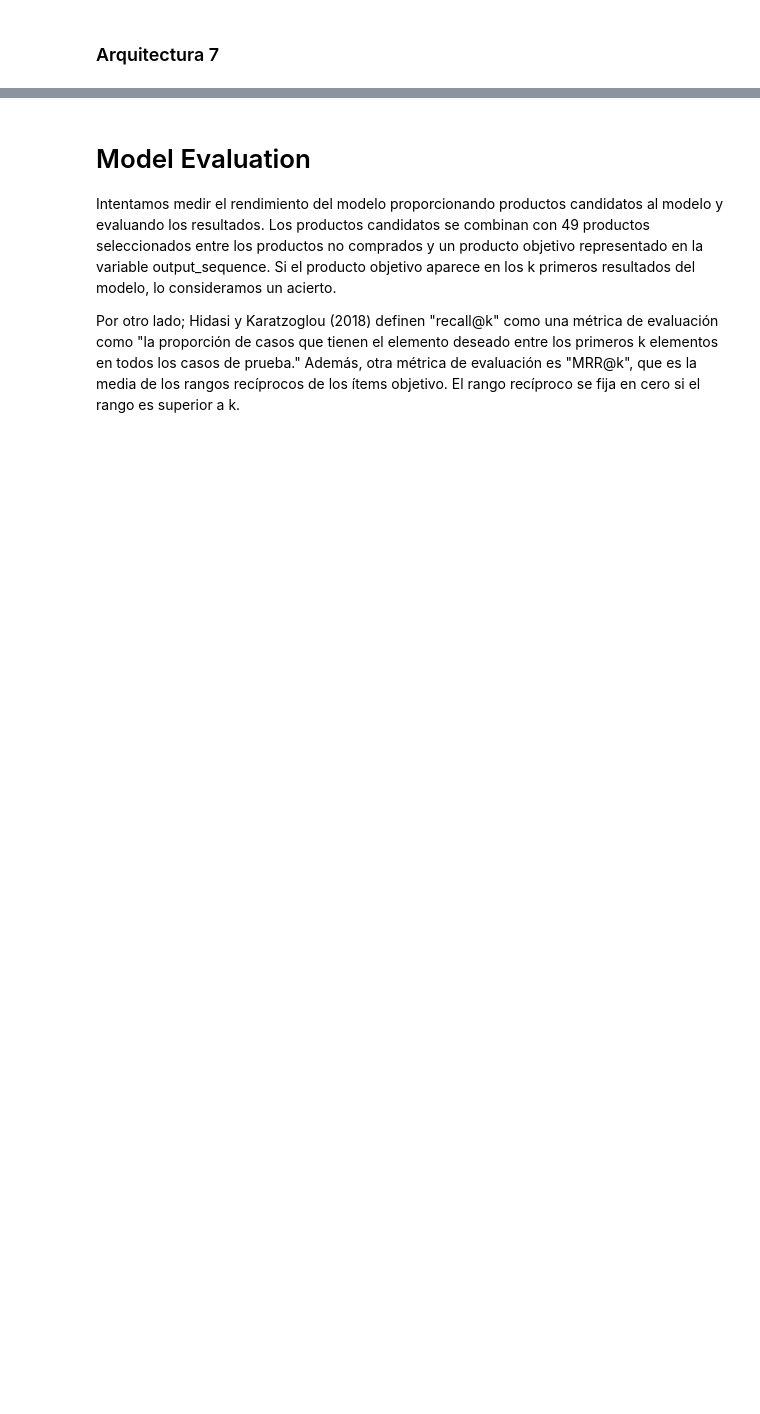
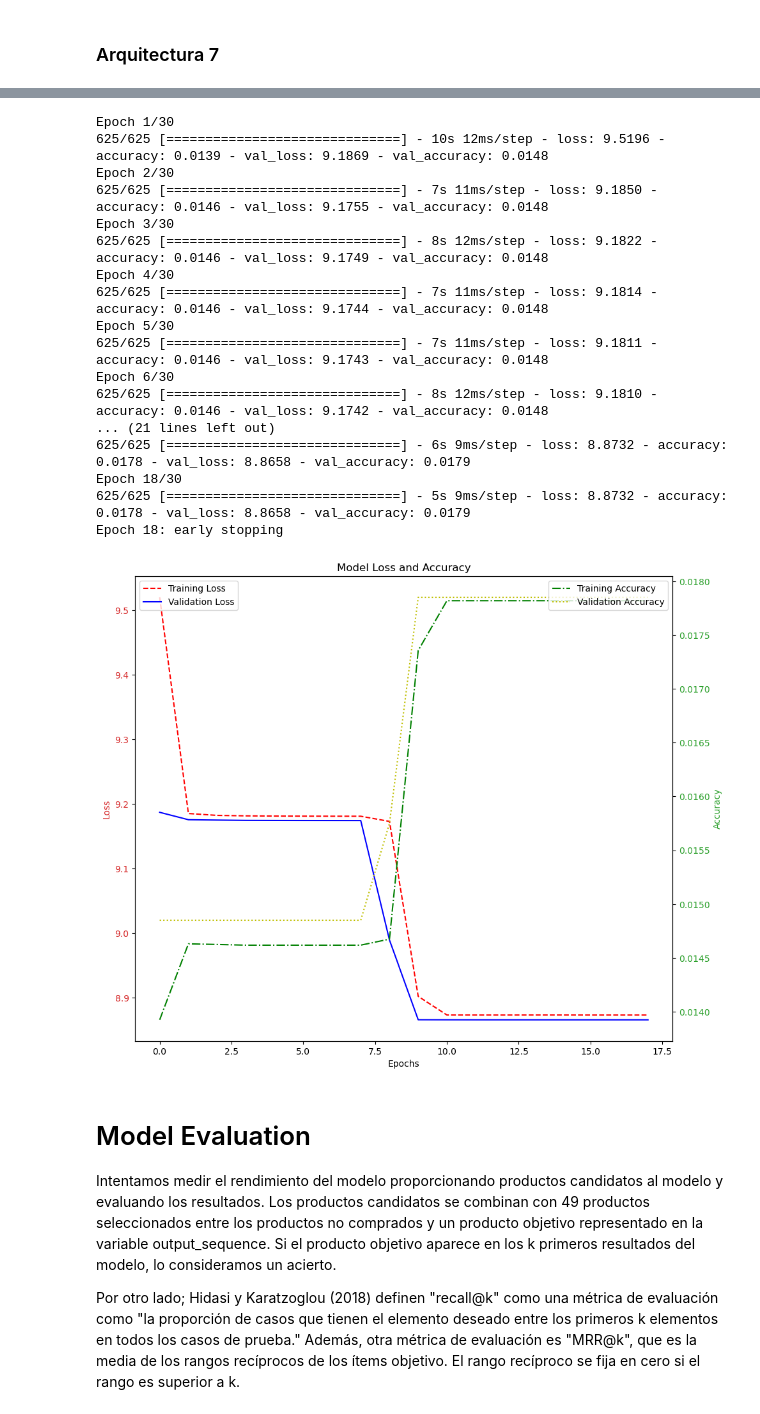
Before and after one commit to Jaime44/WorkSpace, a Jupyter notebook: models/neural network/00_NN_Recommender_system_movie.ipynb, the cells around one changed output, grey strips where cells are left out. Drawn from its saved outputs; the diff is of its cells as text; code cells hidden in the pictures; blank space fills up the shorter version.

Commit message:
metrics

```diff
--- a/models/neural network/00_NN_Recommender_system_movie.ipynb
+++ b/models/neural network/00_NN_Recommender_system_movie.ipynb
@@ -123,9 +116,9 @@ from keras.layers import Dense,Dropout,Flatten,Embedding,BatchNormalization,Conc
 
 
 
-# Configure visualisations
-%matplotlib inline
-mpl.style.use( 'ggplot' )
-plt.style.use('fivethirtyeight')
-sns.set(context="notebook", palette="dark", style = 'whitegrid' , color_codes=True)
+# # Configure visualisations
+# %matplotlib inline
+# mpl.style.use( 'ggplot' )
+# plt.style.use('fivethirtyeight')
+# sns.set(context="notebook", palette="dark", style = 'whitegrid' , color_codes=True)
 # %%
@@ -908,9 +1096,9 @@ for n_hidden in hidden_units:
 
 out = Dense(1, activation="sigmoid", name="prediction")(out)
 
-model_a67 = Model(inputs = [user_input, item_input],
+model_a7 = Model(inputs = [user_input, item_input],
                       outputs = out, name="model_y")
 
-model_a67.compile(loss=loss_function, optimizer = Adam(learning_rate=lr), metrics = ['accuracy'])
+model_a7.compile(loss=loss_function, optimizer = Adam(learning_rate=lr), metrics = ['accuracy'])
 
-model_a67.summary()
+model_a7.summary()
@@ -917,6 +1123,25 @@ model_a67.summary()
 # %%
-history_mda7 = train_model(model_a6)
+history_mda7 = train_model(model_a7)
 plot_loss(history_mda7)
+# %% [output]
+Epoch 1/30
+625/625 [==============================] - 10s 12ms/step - loss: 9.5196 - accuracy: 0.0139 - val_loss: 9.1869 - val_accuracy: 0.0148
+Epoch 2/30
+625/625 [==============================] - 7s 11ms/step - loss: 9.1850 - accuracy: 0.0146 - val_loss: 9.1755 - val_accuracy: 0.0148
+Epoch 3/30
+625/625 [==============================] - 8s 12ms/step - loss: 9.1822 - accuracy: 0.0146 - val_loss: 9.1749 - val_accuracy: 0.0148
+Epoch 4/30
+625/625 [==============================] - 7s 11ms/step - loss: 9.1814 - accuracy: 0.0146 - val_loss: 9.1744 - val_accuracy: 0.0148
+Epoch 5/30
+625/625 [==============================] - 7s 11ms/step - loss: 9.1811 - accuracy: 0.0146 - val_loss: 9.1743 - val_accuracy: 0.0148
+Epoch 6/30
+625/625 [==============================] - 8s 12ms/step - loss: 9.1810 - accuracy: 0.0146 - val_loss: 9.1742 - val_accuracy: 0.0148
+... (21 lines left out)
+625/625 [==============================] - 6s 9ms/step - loss: 8.8732 - accuracy: 0.0178 - val_loss: 8.8658 - val_accuracy: 0.0179
+Epoch 18/30
+625/625 [==============================] - 5s 9ms/step - loss: 8.8732 - accuracy: 0.0178 - val_loss: 8.8658 - val_accuracy: 0.0179
+Epoch 18: early stopping
+[figure, added]
 # %% [markdown]
 # Model Evaluation
 
```
Also changed, not shown: parts of 41 cells of this notebook.
